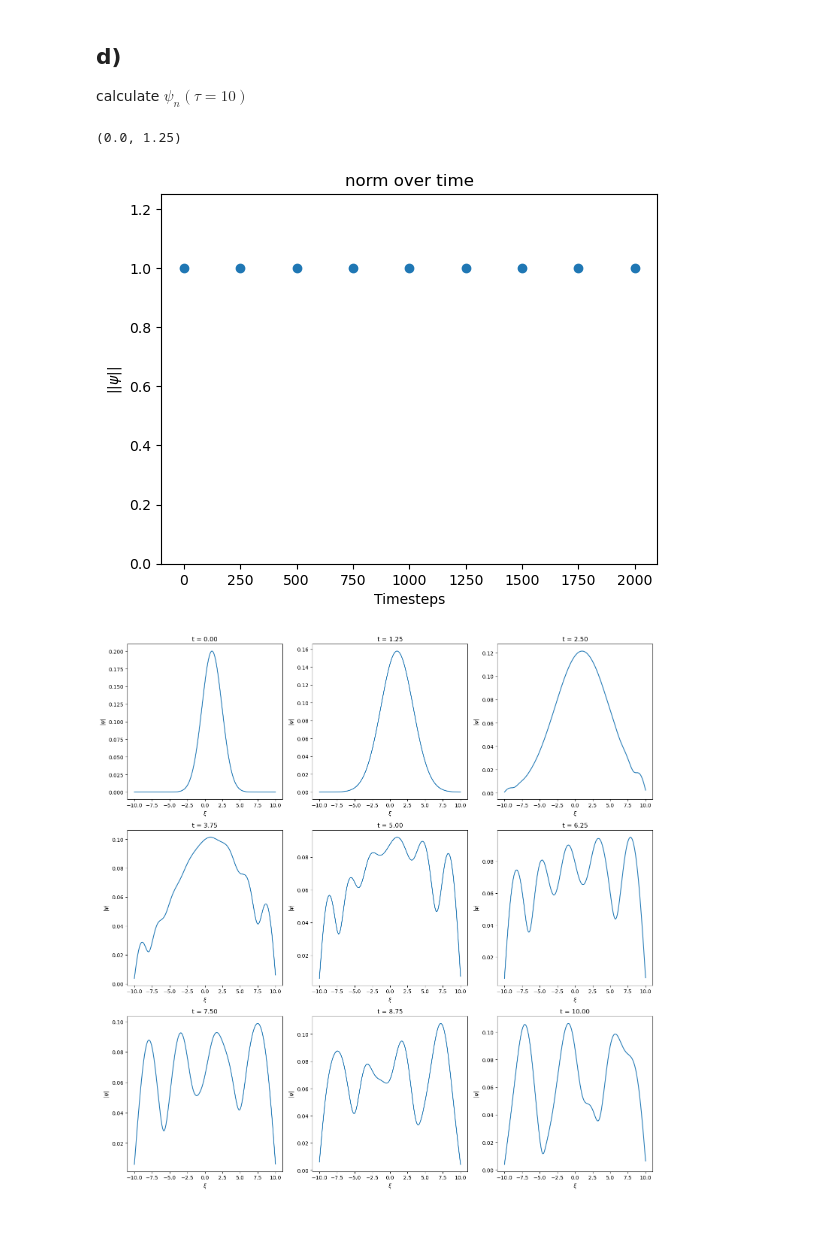
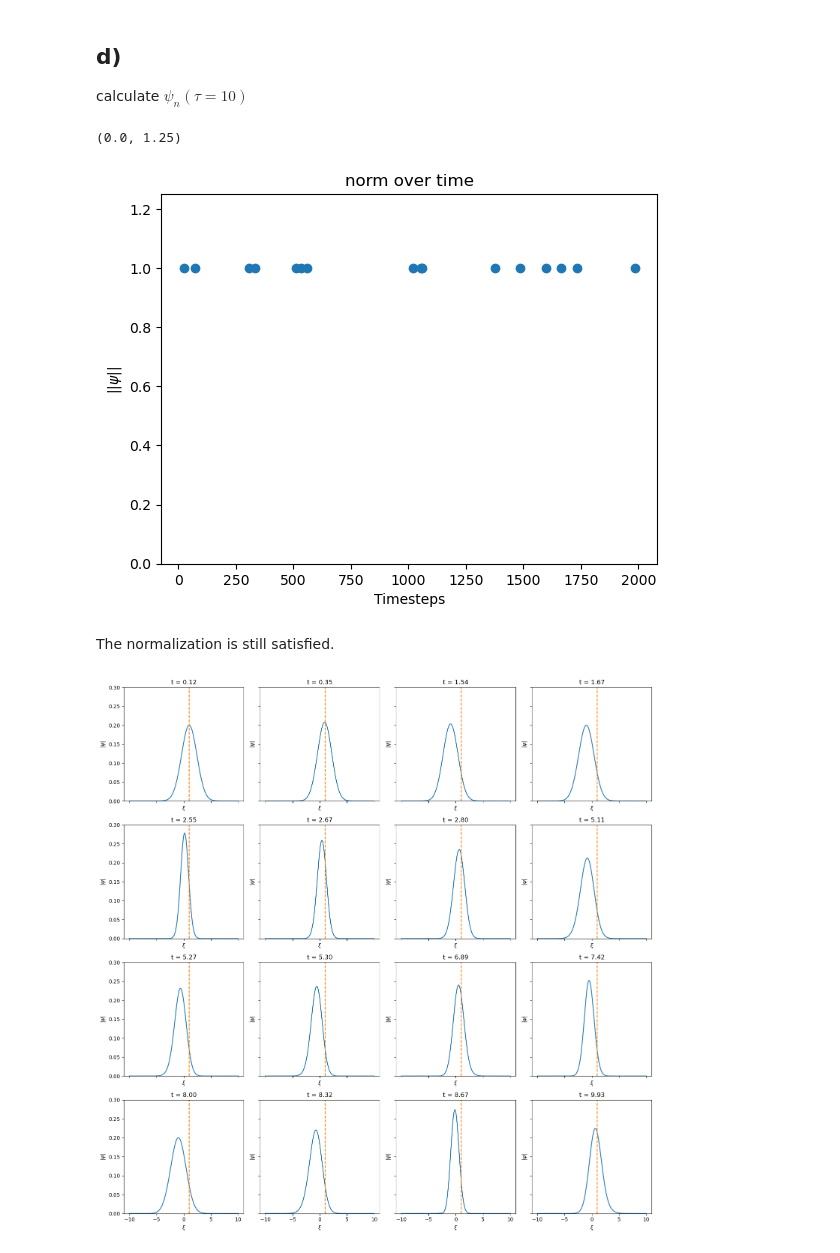
Before and after one commit to FSchierok/compPhys, a Jupyter notebook: Sheet07/A1.ipynb, the cells around one changed output. Saved outputs shown, nothing was run; the diff lists cells and outputs as text; code cells hidden in the pictures; blank space fills up the shorter version.

Commit message:
better plots

```diff
--- a/Sheet07/A1.ipynb
+++ b/Sheet07/A1.ipynb
@@ -21,13 +21,13 @@ Our grid has `size = 200` points. $\tilde{H}_{n,m}$ and $S_H$ are a `200x200` ma
 delta_n_m = np.eye(size)
 delta_n_mp1 = np.eye(size, k=-1)  # delta_{n,m+1}
 delta_n_mm1 = np.eye(size, k=1)  # delta_{n,m-1}
-n = np.arange(1, size + 1)
+# = np.arange(1, size + 1)
 
 HamOp = -1 / dXi**2 * (delta_n_mm1 + delta_n_mp1 - 2 * delta_n_m) + Xi**2 * delta_n_m
 
-TimeEvOp = inv(np.eye(size) + 0.5j * dTau * HamOp) @ (
-    np.eye(size) - 0.5j * dTau * HamOp
-)
+TimeEcOpIM = 0.5j * dTau * HamOp
+
+TimeEvOp = inv(np.eye(size) + TimeEcOpIM) @ (np.eye(size) - TimeEcOpIM)
 # %% [markdown]
 ## c)
 discretise $\psi(\Epsilon,t=0)$
@@ -39,7 +39,9 @@ psi_0 /= norm(psi_0)  # normalization
 ## d)
 calculate $\psi_n(\tau=10)$
 # %%
-Pit = np.linspace(0, 10, 9)  # Points in time
+num_rows_plot = 4
+Pit = np.random.uniform(0, 10, num_rows_plot**2)  # Points in time
+Pit = np.sort(Pit)
 Iit = Pit / dTau  # Indices in time
 Iit = Iit.astype(int)  # Indices in time as integers
 
@@ -55,17 +57,23 @@ plt.title("norm over time")
 plt.ylim(0, 1.25)
 # %% [output]
 (0.0, 1.25)
-[figure, old version]
+[figure, new version]
+# %% [markdown]
+The normalization is still satisfied.
 # %%
-fig, ax = plt.subplots(3, 3, figsize=(15, 15))
+fig, ax = plt.subplots(
+    num_rows_plot, num_rows_plot, figsize=(15, 15), sharex=True, sharey=True
+)
 for i, phi in enumerate(psis):
-    row = i // 3
-    col = i % 3
+    row = i // num_rows_plot
+    col = i % num_rows_plot
     ax[row, col].plot(Xi, np.abs(phi))
     ax[row, col].set_title(f"t = {Pit[i]:.2f}")
     ax[row, col].set_xlabel(r"$\xi$")
     ax[row, col].set_ylabel(r"$|\psi|$")
+    ax[row, col].set_ylim(0, 0.3)
+    ax[row, col].axvline(x=Xi_0, linestyle="--", color="tab:orange")
 
 fig.tight_layout()
 # %% [output]
-[figure, old version]
+[figure, new version]
```
